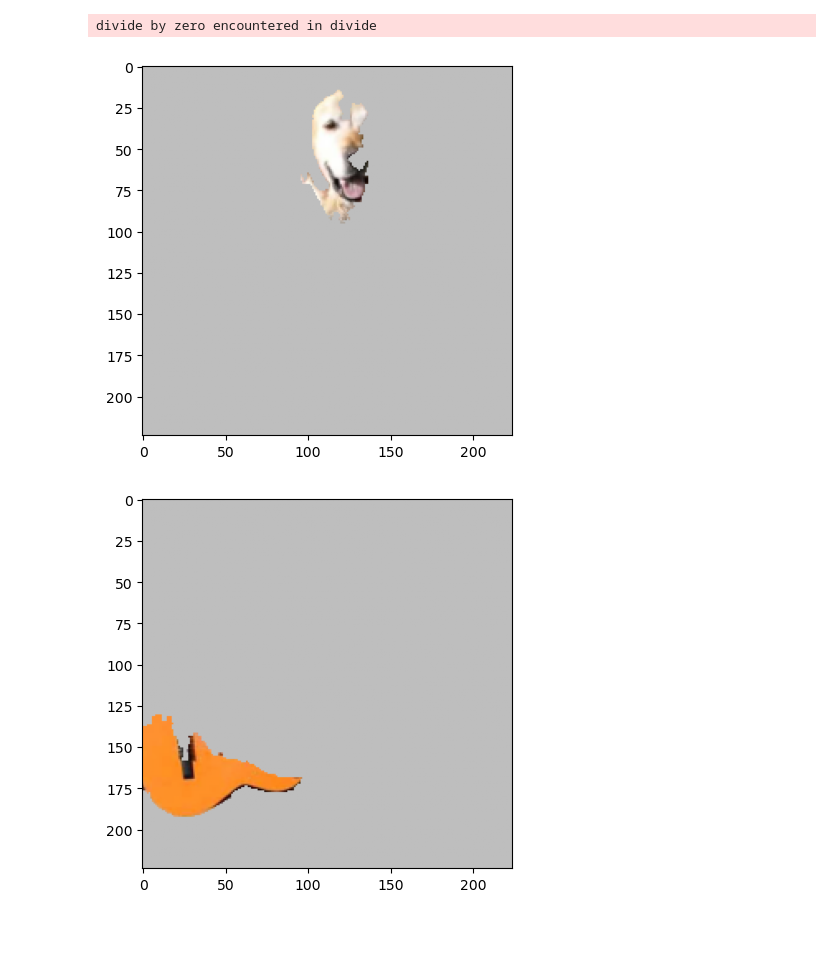
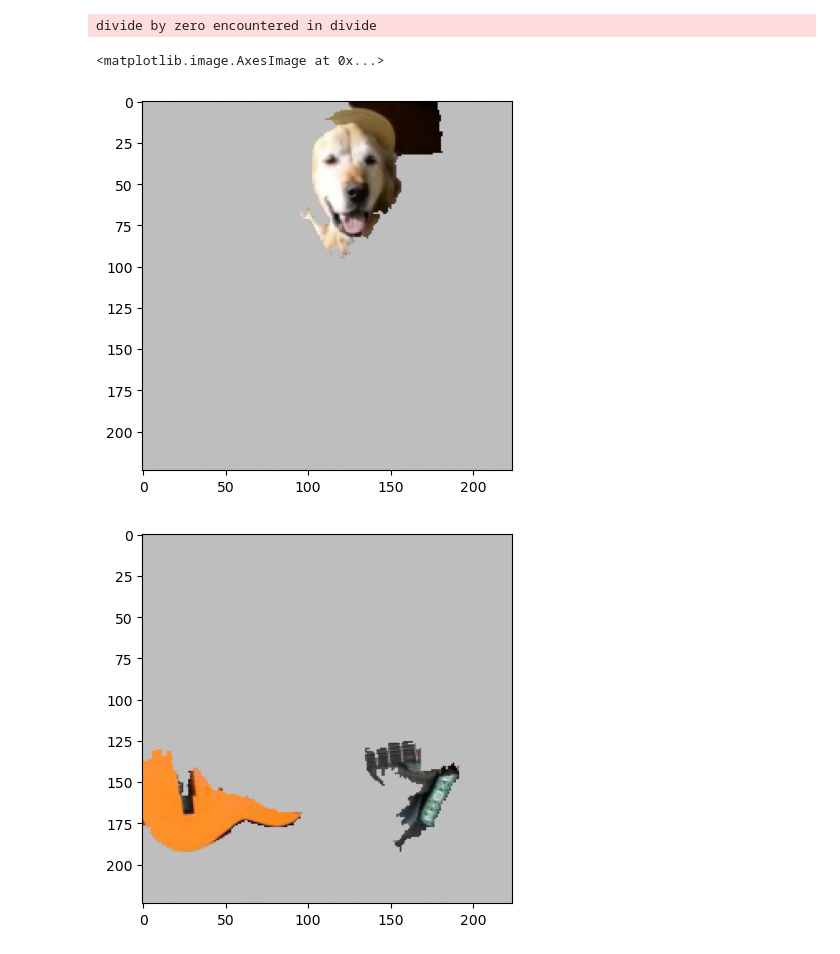
Before and after one commit to guspih/post-hoc-image-perturbation, a Jupyter notebook: torchvision_showcase.ipynb, the cells around one changed output. Saved outputs shown, nothing was run; the diff lists cells and outputs as text; code cells hidden in the pictures.

```diff
--- a/torchvision_showcase.ipynb
+++ b/torchvision_showcase.ipynb
@@ -87,25 +90,27 @@ import torch
 import torchvision
 from torchvision.transforms import v2
 
+# Import Torchvision utils
+from torch_utils import TorchModelWrapper, ImageToTorch
+
 # Collect an ImageNet pretrained AlexNet model to predict image classes
 alexnet = torchvision.models.alexnet(weights='IMAGENET1K_V1')
 alexnet.eval()
 
-# Create a transform to prepare images for AlexNet
+# Create a transform to prepare images for torchvisiona and AlexNet
 transforms = v2.Compose([
+    ImageToTorch(),
     v2.Normalize(mean=[0.485, 0.456, 0.406], std=[0.229, 0.224, 0.225]),
     v2.Resize((224,224))
 ])
 
-# Cast the images into Pytorch format
-shap_x = transforms(torch.from_numpy(perturbed_shap_imgs).permute((0,3,1,2))).float()
-ciu_x  = transforms(torch.from_numpy(perturbed_ciu_imgs).permute((0,3,1,2))).float()
-rise_x = transforms(torch.from_numpy(perturbed_rise_imgs).permute((0,3,1,2))).float()
+# Use the TorchModelWrapper to transform images to torch for the model and back to numpy after
+model = TorchModelWrapper(alexnet, transforms)
 
-# Calculate the output values for each perturbed image and cast to numpy
-shap_y = alexnet(shap_x).detach().numpy()
-ciu_y  = alexnet(ciu_x).detach().numpy()
-rise_y = alexnet(rise_x).detach().numpy()
+# Calculate the output values for each perturbed image
+shap_y = model(perturbed_shap_imgs)
+ciu_y  = model(perturbed_ciu_imgs)
+rise_y = model(perturbed_rise_imgs)
 # %%
 # The ImageNet indexes for labrador and acoustic guitar
 labrador = 208
@@ -145,18 +150,18 @@ divide by zero encountered in divide
 # %%
 # Attribution by SLIC+shap_sampler+single_color_perturbation+SHAP
 
-# Find the segments with the highest attribution scores for labrador and guitar
-lab_shap_max = np.argmax(lab_shaps)
-gui_shap_max = np.argmax(gui_shaps)
+# Using TopVisualizer to find the 2 segments with the highest attribution score for labrador and guitar
+# The other segments are then removed, showing only the top 2
+top2_visualizer = TopVisualizer(k=2)
+lab_shap_visual = top2_visualizer(lab_shaps, img, slic_masks)
+gui_shap_visual = top2_visualizer(gui_shaps, img, slic_masks)
 
-# Create images of only the segments with the highest scores
-shap_feat_masks = slic_masks[(lab_shap_max, gui_shap_max),:]
-shap_feat_imgs, _  = gray_perturbation(img, shap_feat_masks, None)
-
-# Display the segments with the higest attribution scores
-for shap_feat_img in shap_feat_imgs:
-    plt.figure()
-    plt.imshow(shap_feat_img)
+# Display the 2 segments with the higest attribution scores
+plt.figure()
+plt.imshow(lab_shap_visual)
+plt.figure()
+plt.imshow(gui_shap_visual)
 # %% [output]
+<matplotlib.image.AxesImage at 0x...>
-[figure, old version]
+[figure, new version]
-[figure, old version]
+[figure, new version]
```
Also changed, not shown: parts of 8 cells of this notebook.
